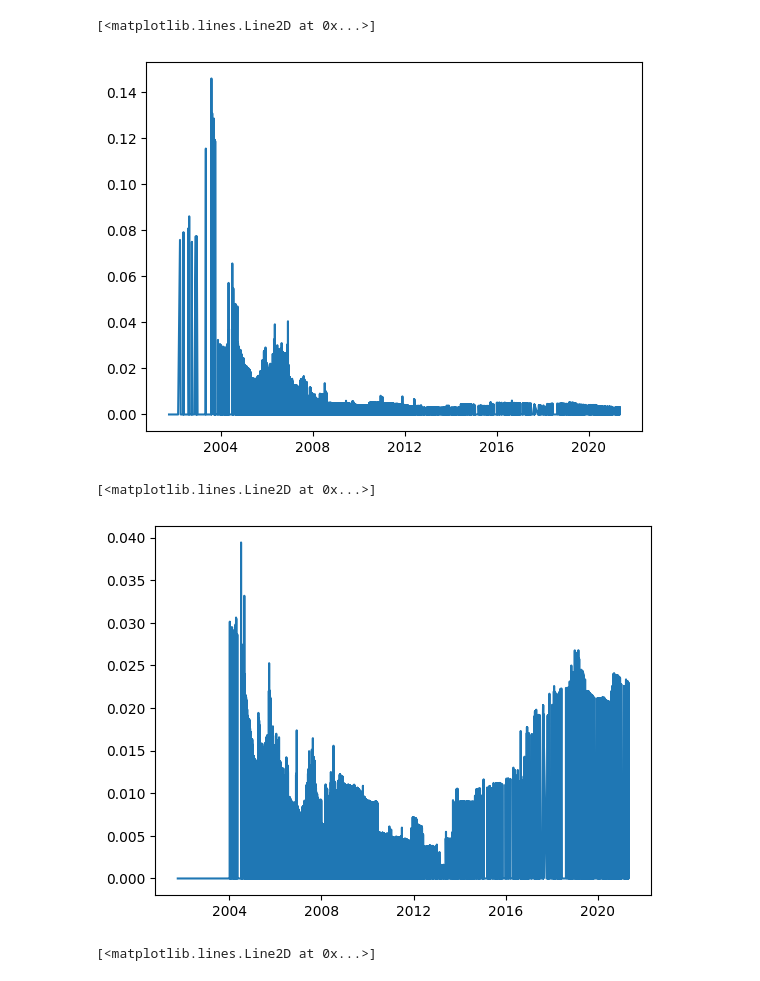
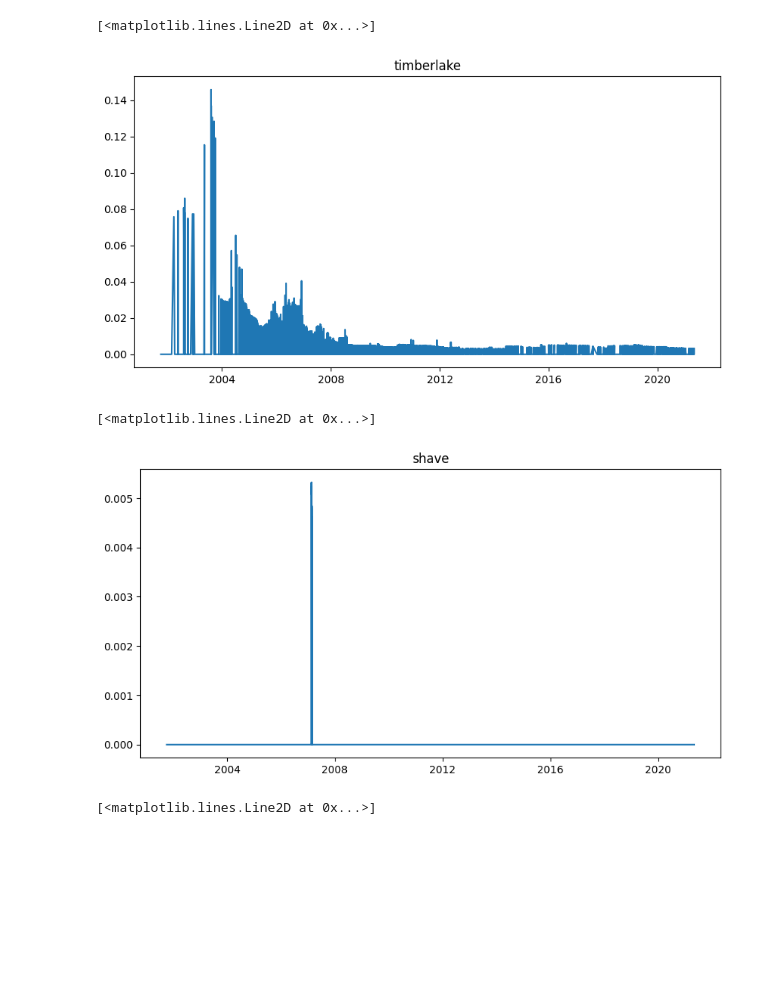
Before and after one commit to asmithh/wikibrit, a Jupyter notebook: dataviz.ipynb, the cells around one changed output. Saved outputs shown, nothing was run; the diff lists cells and outputs as text; code cells hidden in the pictures; blank space fills up the shorter version.

```diff
--- a/dataviz.ipynb
+++ b/dataviz.ipynb
@@ -26,5 +26,8 @@ import datetime as dt
 dts = [dt.datetime.strptime(i[:18], '%Y-%m-%dT%H:%M:%S') for i in sorted(os.listdir(prefix))]
 # %%
 import matplotlib.pyplot as plt
+plt.rcParams["figure.figsize"] = (10,5)
+
 plt.plot(dts, get_feature_importance_ts('custody'))
+plt.title('custody')
 # %% [output]
@@ -38,13 +42,15 @@ plt.plot(dts, get_feature_importance_ts('conservatorship'))
 # %%
+plt.title('timberlake')
 plt.plot(dts, get_feature_importance_ts('timberlake'))
 # %% [output]
 [<matplotlib.lines.Line2D at 0x...>]
-[figure, old version]
+[figure, new version]
 # %%
-plt.plot(dts, get_feature_importance_ts('vegas'))
+plt.title('shave')
+plt.plot(dts, get_feature_importance_ts('shave'))
 # %% [output]
 [<matplotlib.lines.Line2D at 0x...>]
-[figure, old version]
+[figure, new version]
 # %%
 plt.plot(dts, get_feature_importance_ts('spears'))
 # %% [output]
```
Also changed, not shown: parts of 16 cells of this notebook.
